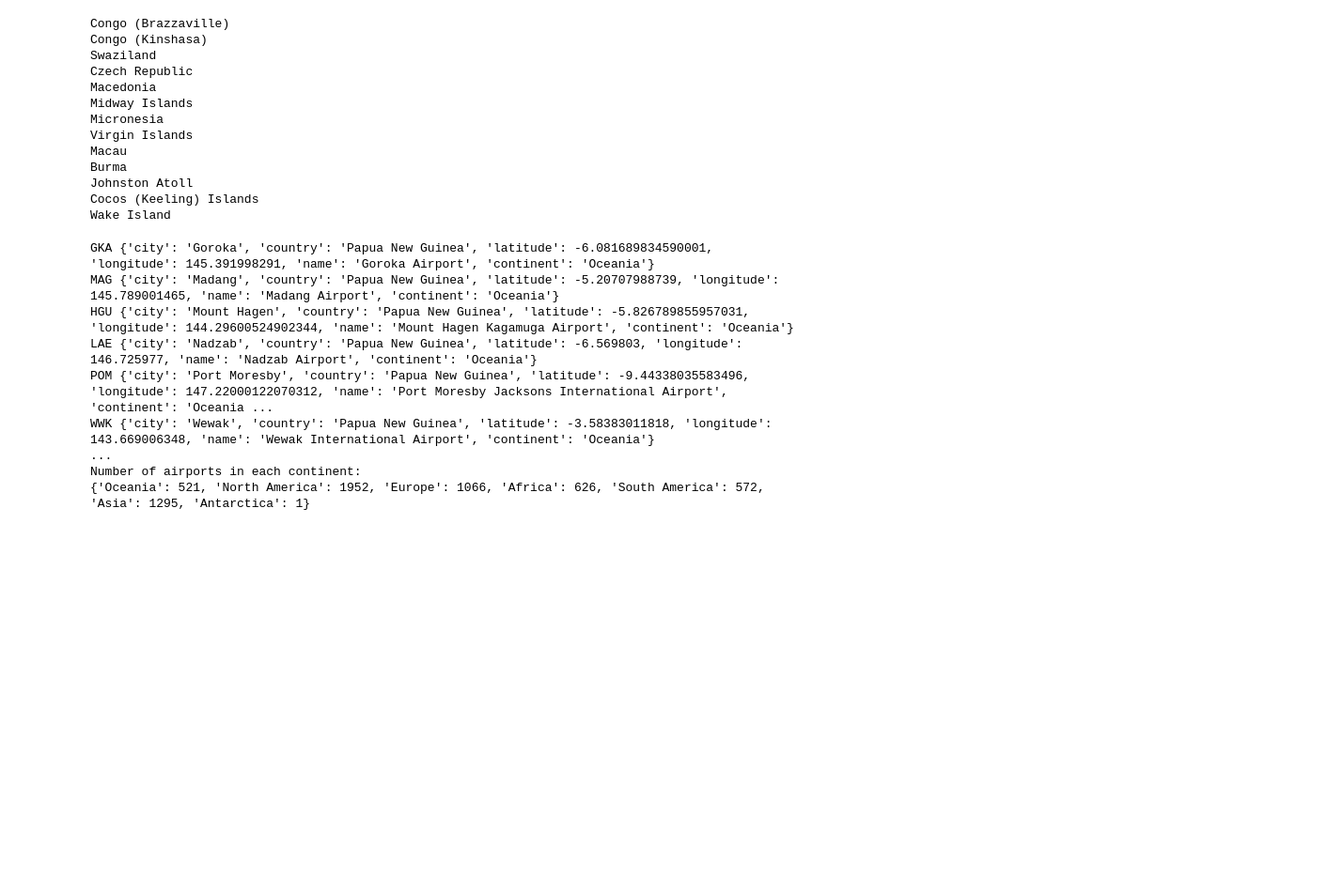
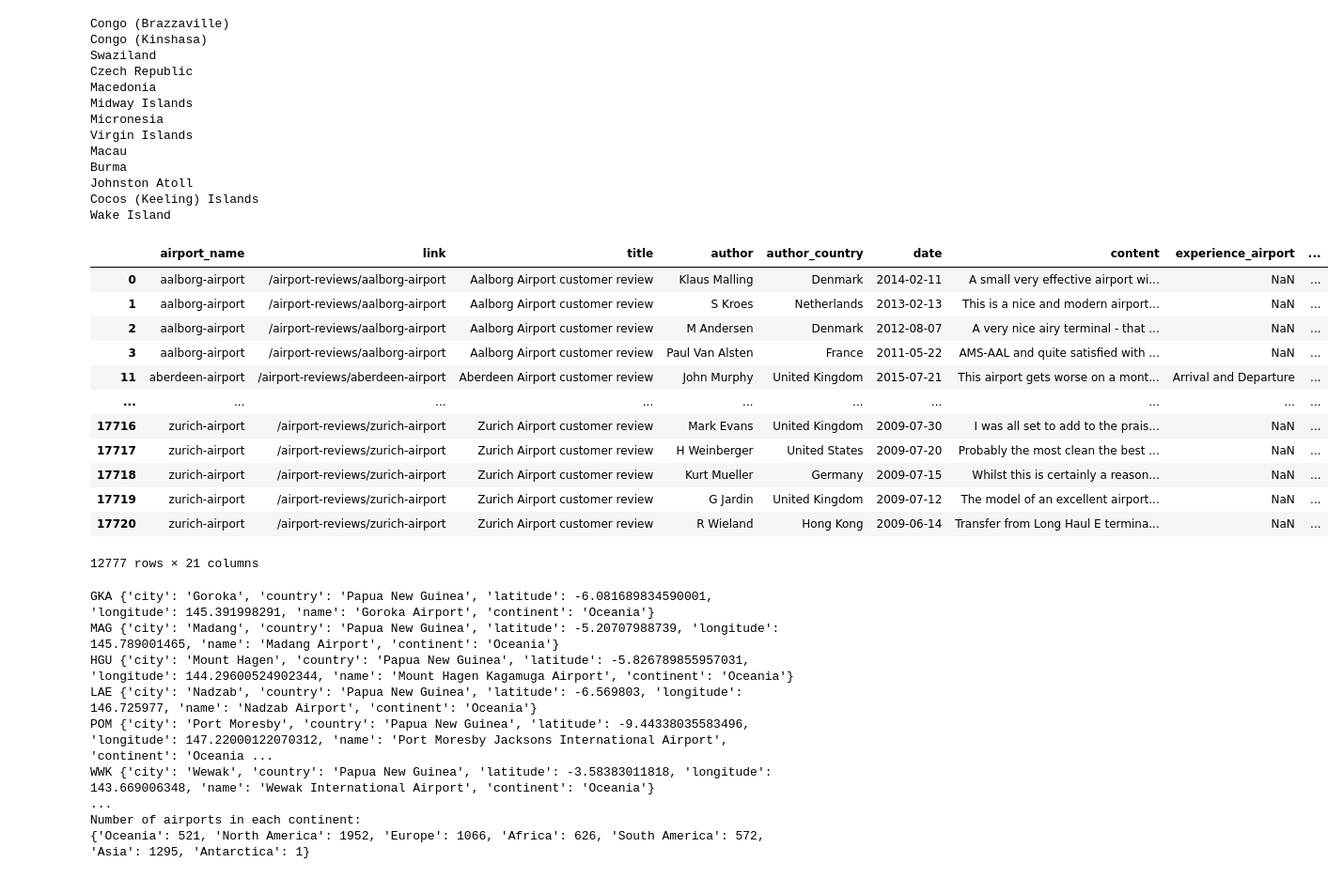
Before and after one commit to kommodeskab/SocialProject, a Jupyter notebook: making_graph.ipynb, the cells around one changed output. Shown: that part at 94% size. Drawn from its saved outputs; the diff is of its cells as text; code cells hidden in the pictures; blank space fills up the shorter version.

```diff
--- a/making_graph.ipynb
+++ b/making_graph.ipynb
@@ -106,28 +113,44 @@ Wake Island
 # %%
 reviews = pd.read_csv('data/airportreviews.csv')
 ## filter out content and countries that is NaN
 reviews = reviews.dropna(subset=['content', 'author_country'])
 ## make a new column for the continent of the author
 reviews['author_continent'] = reviews['author_country'].apply(lambda x: country_to_continent[fix_country_name(x)])
 
 ## make a dictionary mapping continent to reviews
 continent_to_reviews = {}
 for continent in reviews['author_continent'].unique():
     continent_reviews = reviews[reviews['author_continent'] == continent]['content'].tolist()
     continent_to_reviews[continent] = continent_reviews
 
 country_to_reviews = {}
 for country in reviews['author_country'].unique():
     country_reviews = reviews[reviews['author_country'] == country]['content'].tolist()
     country_to_reviews[country] = country_reviews
 
 # save the dictionary to a file
 import pickle
 with open('data/continent_to_reviews.pkl', 'wb') as f:
     pickle.dump(continent_to_reviews, f)
 
 with open('data/country_to_reviews.pkl', 'wb') as f:
     pickle.dump(country_to_reviews, f)
+
+reviews
+# %% [output]
+|  | airport_name | link | title | author | author_country | date | content | experience_airport | ... |
+| 0 | aalborg-airport | /airport-reviews/aalborg-airport | Aalborg Airport customer review | Klaus Malling | Denmark | 2014-02-11 | A small very effective airport wi... | NaN | ... |
+| 1 | aalborg-airport | /airport-reviews/aalborg-airport | Aalborg Airport customer review | S Kroes | Netherlands | 2013-02-13 | This is a nice and modern airport... | NaN | ... |
+| 2 | aalborg-airport | /airport-reviews/aalborg-airport | Aalborg Airport customer review | M Andersen | Denmark | 2012-08-07 | A very nice airy terminal - that ... | NaN | ... |
+| 3 | aalborg-airport | /airport-reviews/aalborg-airport | Aalborg Airport customer review | Paul Van Alsten | France | 2011-05-22 | AMS-AAL and quite satisfied with ... | NaN | ... |
+| 11 | aberdeen-airport | /airport-reviews/aberdeen-airport | Aberdeen Airport customer review | John Murphy | United Kingdom | 2015-07-21 | This airport gets worse on a mont... | Arrival and Departure | ... |
+| ... | ... | ... | ... | ... | ... | ... | ... | ... | ... |
+| 17716 | zurich-airport | /airport-reviews/zurich-airport | Zurich Airport customer review | Mark Evans | United Kingdom | 2009-07-30 | I was all set to add to the prais... | NaN | ... |
+| 17717 | zurich-airport | /airport-reviews/zurich-airport | Zurich Airport customer review | H Weinberger | United States | 2009-07-20 | Probably the most clean the best ... | NaN | ... |
+| 17718 | zurich-airport | /airport-reviews/zurich-airport | Zurich Airport customer review | Kurt Mueller | Germany | 2009-07-15 | Whilst this is certainly a reason... | NaN | ... |
+| 17719 | zurich-airport | /airport-reviews/zurich-airport | Zurich Airport customer review | G Jardin | United Kingdom | 2009-07-12 | The model of an excellent airport... | NaN | ... |
+| 17720 | zurich-airport | /airport-reviews/zurich-airport | Zurich Airport customer review | R Wieland | Hong Kong | 2009-06-14 | Transfer from Long Haul E termina... | NaN | ... |
+12777 rows × 21 columns
 # %%
 ## make a dictionary of IATA codes
 ## IATA code is a three-letter code designating many airports around the world
```
Also changed, not shown: parts of 1 cell of this notebook, 4 other files.
